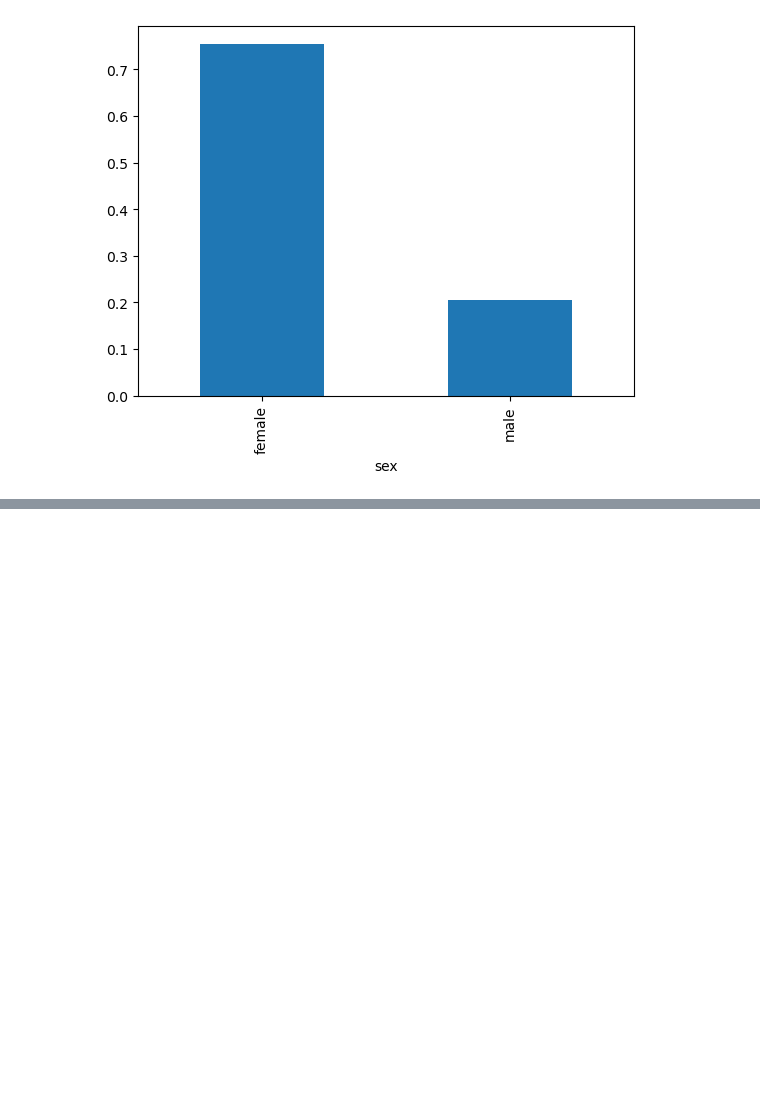
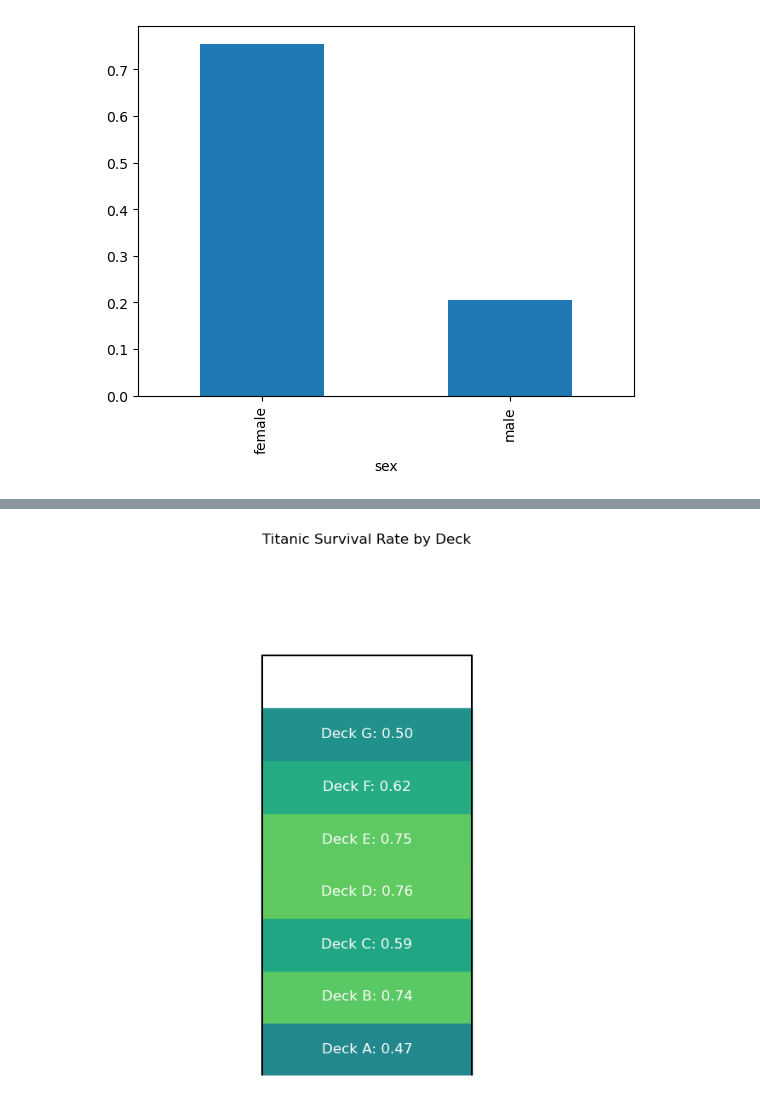
Before and after one commit to kwakguanghee/BIGDATA, a Jupyter notebook: 01조-20231599-곽광희-20231584-이정수-checkpoint.ipynb, the cells around one changed output, grey strips where cells are left out. Drawn from its saved outputs; the diff is of its cells as text; code cells hidden in the pictures; blank space fills up the shorter version.

```diff
--- a/01조-20231599-곽광희-20231584-이정수-checkpoint.ipynb
+++ b/01조-20231599-곽광희-20231584-이정수-checkpoint.ipynb
@@ -199,0 +332,11 @@ df.groupby('sex').mean()['survived'].plot(kind='bar',x='sex')
+# %%
+import pandas as pd
+import seaborn as sns
+
+# 타이타닉 데이터셋 불러오기
+titanic = sns.load_dataset('titanic')
+
+# 데크별 생존율 계산
+deck_survival_rate = titanic.groupby('deck')['survived'].mean().reset_index()
+
+print(deck_survival_rate)
@@ -199,0 +352,34 @@ df.groupby('sex').mean()['survived'].plot(kind='bar',x='sex')
+# %%
+import matplotlib.pyplot as plt
+
+# 데크별 생존율 데이터 준비
+deck_survival_rate = titanic.groupby('deck')['survived'].mean().reset_index()
+
+# 데크 순서를 지정
+deck_order = ['A', 'B', 'C', 'D', 'E', 'F', 'G', 'T']
+deck_survival_rate = deck_survival_rate.set_index('deck').reindex(deck_order).reset_index()
+
+# 배 이미지 생성
+fig, ax = plt.subplots(figsize=(10, 8))
+
+# 배의 데크 위치 시각화
+for idx, deck in enumerate(deck_order):
+    survival_rate = deck_survival_rate[deck_survival_rate['deck'] == deck]['survived'].values[0]
+    color = plt.cm.viridis(survival_rate)  # 생존율에 따라 색상 변경
+    rect = plt.Rectangle((0.3, idx * 0.1), 0.4, 0.1, color=color)
+    ax.add_patch(rect)
+    ax.text(0.5, idx * 0.1 + 0.05, f'Deck {deck}: {survival_rate:.2f}',
+            horizontalalignment='center', verticalalignment='center', fontsize=12, color='white')
+
+# 배 모양 윤곽선 그리기
+ax.plot([0.3, 0.3, 0.7, 0.7], [0, 0.8, 0.8, 0], color='black')
+ax.set_xlim(0, 1)
+ax.set_ylim(0, 1)
+ax.set_aspect('equal')
+
+# 그래프 설정
+ax.set_axis_off()
+plt.title('Titanic Survival Rate by Deck')
+plt.show()
+# %% [output]
+[figure, added]
```
Also changed, not shown: parts of 10 cells of this notebook.
